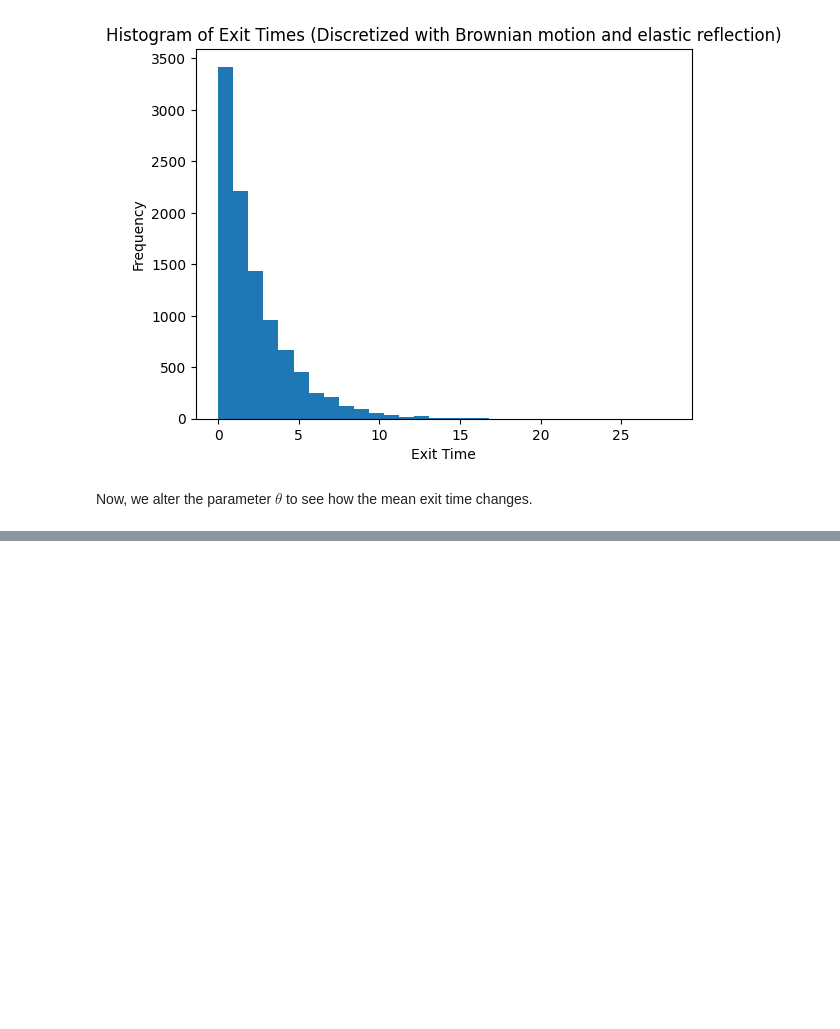
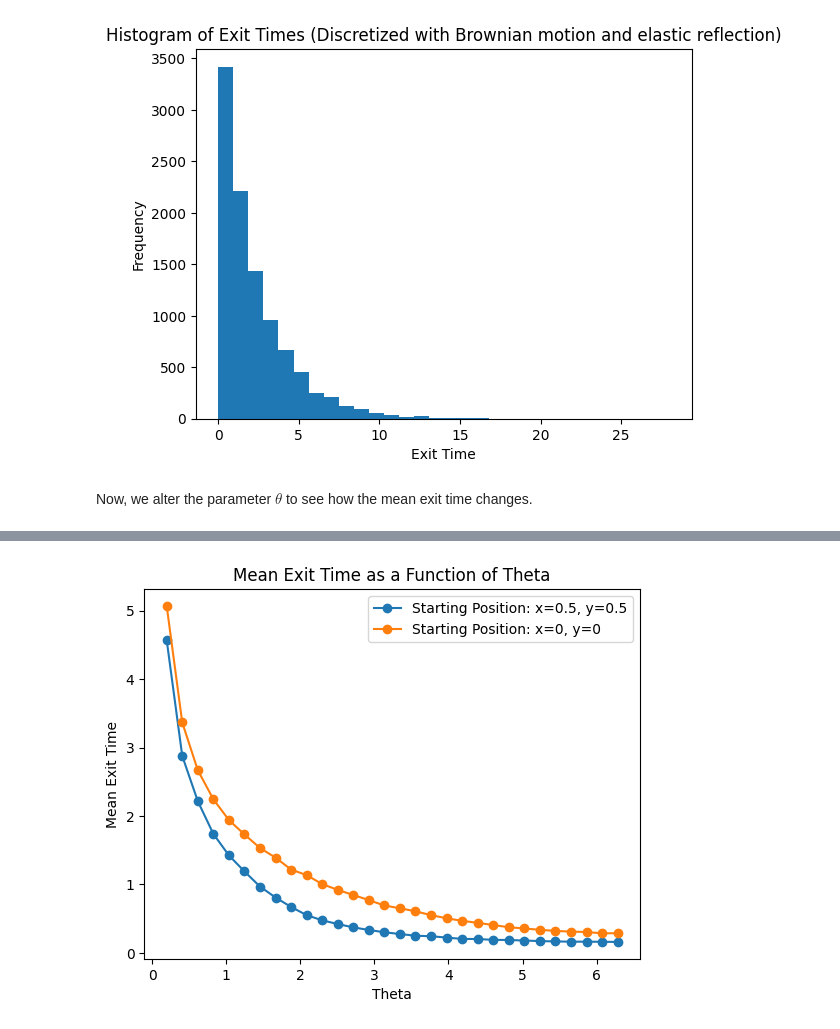
Before and after one commit to keshavganesh1/Stochastic-processes-particle-diffusion, a Jupyter notebook: particle_diffusion_cont.ipynb, the cells around one changed output, grey strips where cells are left out. Cells and saved outputs as stored; diff of their text form; code cells hidden in the pictures; blank space fills up the shorter version.

```diff
--- a/particle_diffusion_cont.ipynb
+++ b/particle_diffusion_cont.ipynb
@@ -203,0 +225,15 @@ Time taken to run simulation with different theta values: 71.89469456672668 seco
+# %%
+# plot both curves
+
+mean_exit_times_theta_list_moved = [mean_exit_time_theta(theta, 10000, 0.5, 0.5) for theta in theta_values]
+mean_exit_times_theta_list = [mean_exit_time_theta(theta, 10000) for theta in theta_values]
+
+plt.plot(theta_values, mean_exit_times_theta_list_moved, marker='o', label='Starting Position: x=0.5, y=0.5')
+plt.plot(theta_values, mean_exit_times_theta_list, marker='o', label='Starting Position: x=0, y=0')
+plt.xlabel('Theta')
+plt.ylabel('Mean Exit Time')
+plt.title('Mean Exit Time as a Function of Theta')
+plt.legend()
+plt.show()
+# %% [output]
+[figure, added]
```
Also changed, not shown: parts of 4 cells of this notebook.
